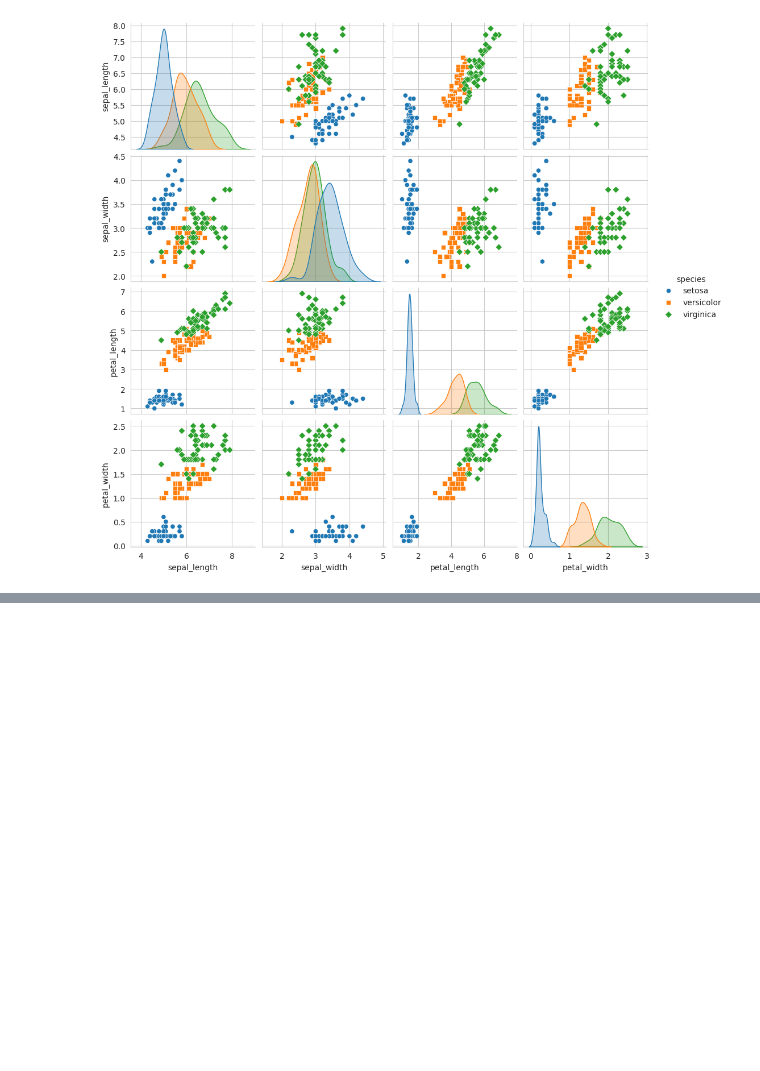
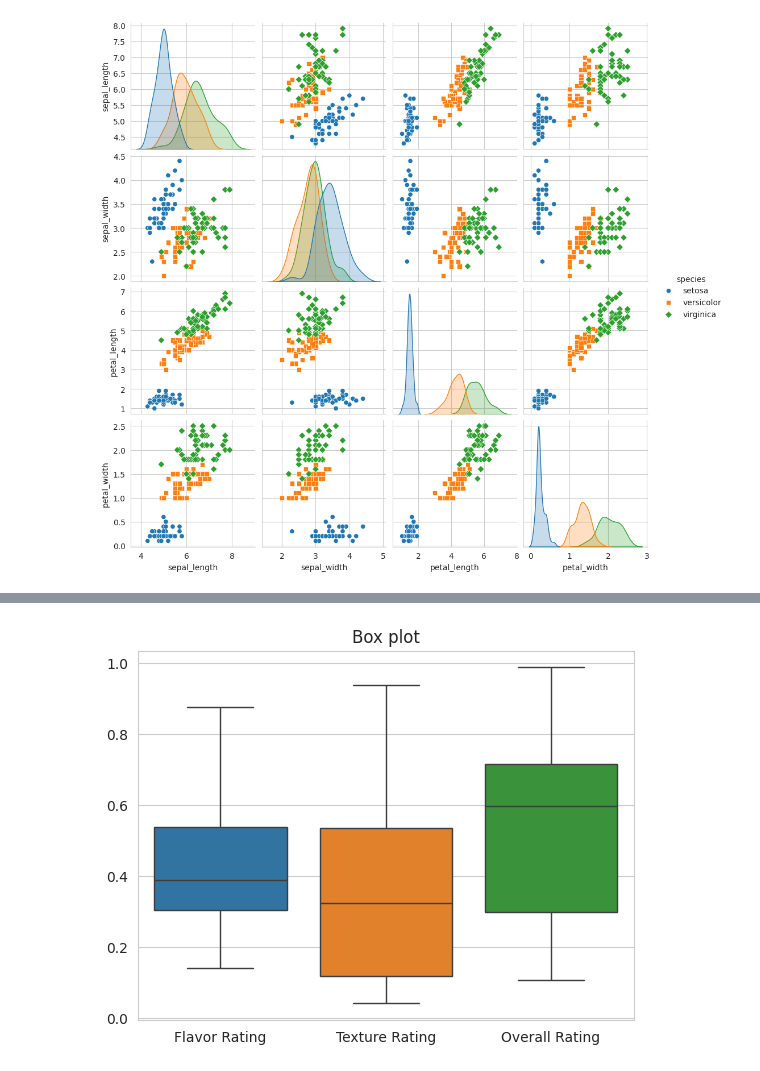
Before and after one commit to hymnofgod/machinelearning, a Jupyter notebook: Matplotlib.ipynb, the cells around one changed output, grey strips where cells are left out. Saved outputs shown, nothing was run; the diff lists cells and outputs as text; code cells hidden in the pictures; blank space fills up the shorter version.

```diff
--- a/Matplotlib.ipynb
+++ b/Matplotlib.ipynb
@@ -61,0 +118,7 @@ plt.show()
+# %%
+#box plot
+sns.boxplot(data)
+plt.title("Box plot")
+plt.show()
+# %% [output]
+[figure, added]
```
Also changed, not shown: parts of 14 cells of this notebook.
